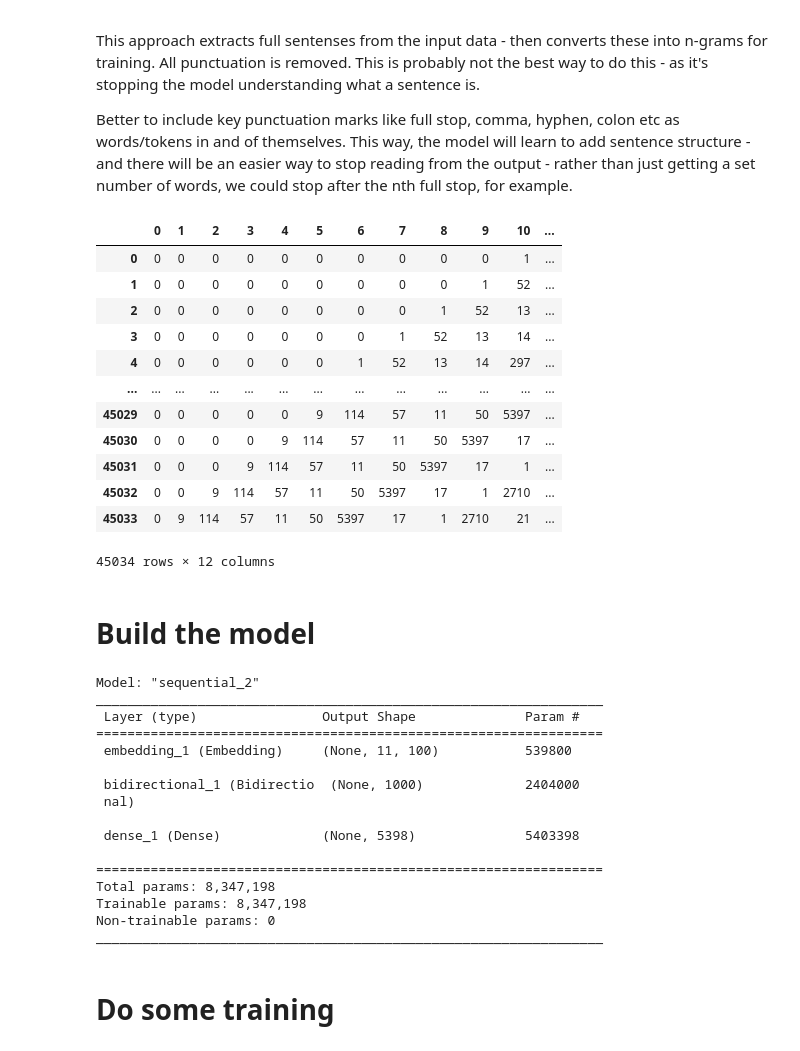
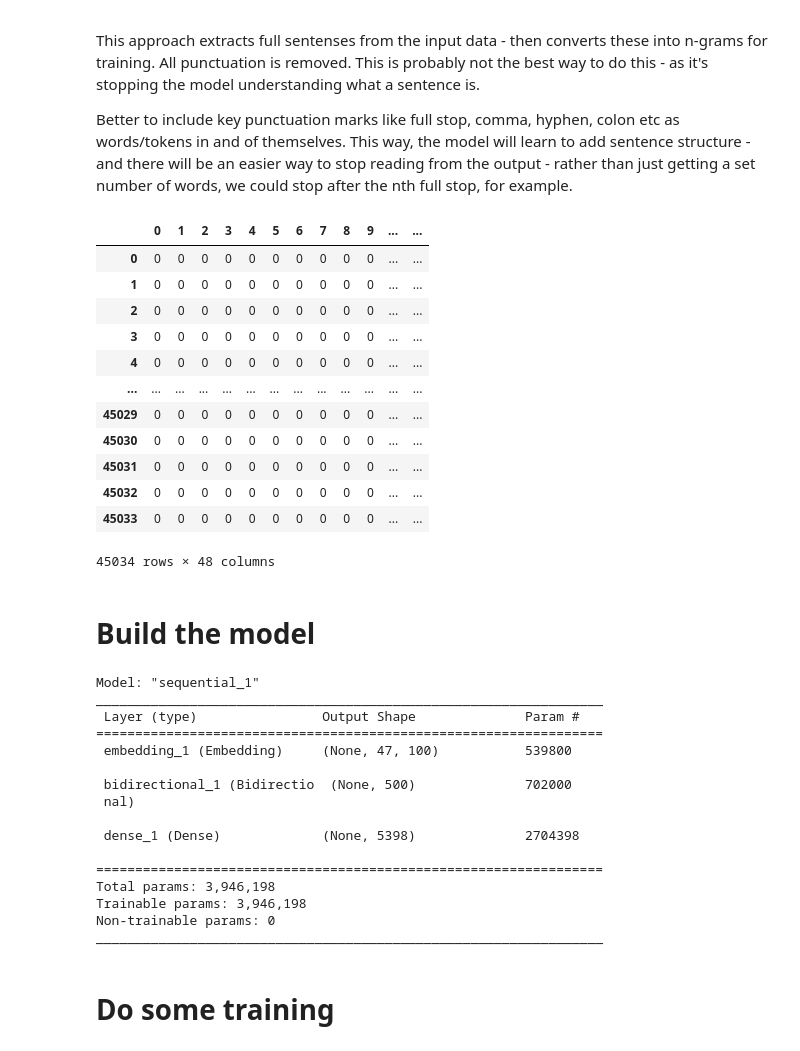
Before and after one commit to DanteLore/simple-prediction, a Jupyter notebook: natural_language_processing.ipynb, the cells around one changed output. Saved outputs shown, nothing was run; the diff lists cells and outputs as text; code cells hidden in the pictures.

```diff
--- a/natural_language_processing.ipynb
+++ b/natural_language_processing.ipynb
@@ -77,12 +77,11 @@ punctuation = {
 
 def get_dan_chunks():
     for text in get_dan_paragraphs():
-        chunk = text
-        for f, r in punctuation.items():
-            chunk = re.sub(f, r, chunk)
+        if len(text.strip()) > 0:
+            chunk = text
+            for f, r in punctuation.items():
+                chunk = re.sub(f, r, chunk)
 
-        yield chunk
+            yield chunk
 
-sentences = list(get_dan_chunks())
-
-sentences
+chunks = list(get_dan_chunks())
@@ -120,49 +113,49 @@ from tensorflow.keras.preprocessing.text import Tokenizer
 from tensorflow.keras.preprocessing.sequence import pad_sequences
 
 # tokenizer = Tokenizer(num_words=2500, oov_token='<OOV>')
 tokenizer = Tokenizer()
-tokenizer.fit_on_texts(sentences)
+tokenizer.fit_on_texts(chunks)
 word_index = tokenizer.word_index
 total_words = len(word_index) + 1
 
-max_length = 12
+max_length = 50
 
 input_sequences = []
 
 tokenizer_json = tokenizer.to_json()
 with open('./data/nlp_models/tokenizer.json', 'w', encoding='utf-8') as f:
     f.write(json.dumps(tokenizer_json, ensure_ascii=False))
 
-for line in sentences:
+for line in chunks:
     token_list = tokenizer.texts_to_sequences([line])[0]
     for i in range(1, len(token_list)):
         n_gram_sequence = token_list[max(i-max_length, 0):i+1]
         input_sequences.append(n_gram_sequence)
 
 input_sequences = np.array(pad_sequences(input_sequences, maxlen=max_length, padding='pre'))
 
 xs = input_sequences[:,:-1]
 labels = input_sequences[:,-1]
 # One-hot encode the output, as the words are categorical
 ys = tf.keras.utils.to_categorical(labels, num_classes=total_words)
 
 # Wrap in a Pandas Dataframe just for nicer display
 pd.set_option('display.min_rows', 10)
 pd.DataFrame(input_sequences)
 # %% [output]
-|  | 0 | 1 | 2 | 3 | 4 | 5 | 6 | 7 | 8 | 9 | 10 | ... |
-| 0 | 0 | 0 | 0 | 0 | 0 | 0 | 0 | 0 | 0 | 0 | 1 | ... |
-| 1 | 0 | 0 | 0 | 0 | 0 | 0 | 0 | 0 | 0 | 1 | 52 | ... |
-| 2 | 0 | 0 | 0 | 0 | 0 | 0 | 0 | 0 | 1 | 52 | 13 | ... |
-| 3 | 0 | 0 | 0 | 0 | 0 | 0 | 0 | 1 | 52 | 13 | 14 | ... |
-| 4 | 0 | 0 | 0 | 0 | 0 | 0 | 1 | 52 | 13 | 14 | 297 | ... |
+|  | 0 | 1 | 2 | 3 | 4 | 5 | 6 | 7 | 8 | 9 | ... | ... |
+| 0 | 0 | 0 | 0 | 0 | 0 | 0 | 0 | 0 | 0 | 0 | ... | ... |
+| 1 | 0 | 0 | 0 | 0 | 0 | 0 | 0 | 0 | 0 | 0 | ... | ... |
+| 2 | 0 | 0 | 0 | 0 | 0 | 0 | 0 | 0 | 0 | 0 | ... | ... |
+| 3 | 0 | 0 | 0 | 0 | 0 | 0 | 0 | 0 | 0 | 0 | ... | ... |
+| 4 | 0 | 0 | 0 | 0 | 0 | 0 | 0 | 0 | 0 | 0 | ... | ... |
 | ... | ... | ... | ... | ... | ... | ... | ... | ... | ... | ... | ... | ... |
-| 45029 | 0 | 0 | 0 | 0 | 0 | 9 | 114 | 57 | 11 | 50 | 5397 | ... |
-| 45030 | 0 | 0 | 0 | 0 | 9 | 114 | 57 | 11 | 50 | 5397 | 17 | ... |
-| 45031 | 0 | 0 | 0 | 9 | 114 | 57 | 11 | 50 | 5397 | 17 | 1 | ... |
-| 45032 | 0 | 0 | 9 | 114 | 57 | 11 | 50 | 5397 | 17 | 1 | 2710 | ... |
-| 45033 | 0 | 9 | 114 | 57 | 11 | 50 | 5397 | 17 | 1 | 2710 | 21 | ... |
+| 45029 | 0 | 0 | 0 | 0 | 0 | 0 | 0 | 0 | 0 | 0 | ... | ... |
+| 45030 | 0 | 0 | 0 | 0 | 0 | 0 | 0 | 0 | 0 | 0 | ... | ... |
+| 45031 | 0 | 0 | 0 | 0 | 0 | 0 | 0 | 0 | 0 | 0 | ... | ... |
+| 45032 | 0 | 0 | 0 | 0 | 0 | 0 | 0 | 0 | 0 | 0 | ... | ... |
+| 45033 | 0 | 0 | 0 | 0 | 0 | 0 | 0 | 0 | 0 | 0 | ... | ... |
-45034 rows × 12 columns
+45034 rows × 48 columns
 # %% [markdown]
 # Build the model
 # %%
@@ -179,20 +172,20 @@ model.compile(loss='categorical_crossentropy', optimizer=adam, metrics=['accurac
 
 model.summary()
 # %% [output]
-Model: "sequential_2"
+Model: "sequential_1"
 _________________________________________________________________
  Layer (type)                Output Shape              Param #
 =================================================================
- embedding_1 (Embedding)     (None, 11, 100)           539800
+ embedding_1 (Embedding)     (None, 47, 100)           539800
 
- bidirectional_1 (Bidirectio  (None, 1000)             2404000
+ bidirectional_1 (Bidirectio  (None, 500)              702000
  nal)
 
- dense_1 (Dense)             (None, 5398)              5403398
+ dense_1 (Dense)             (None, 5398)              2704398
 
 =================================================================
-Total params: 8,347,198
-Trainable params: 8,347,198
+Total params: 3,946,198
+Trainable params: 3,946,198
 Non-trainable params: 0
 _________________________________________________________________
 # %% [markdown]
```
Also changed, not shown: parts of 4 cells of this notebook, 2 other files.
